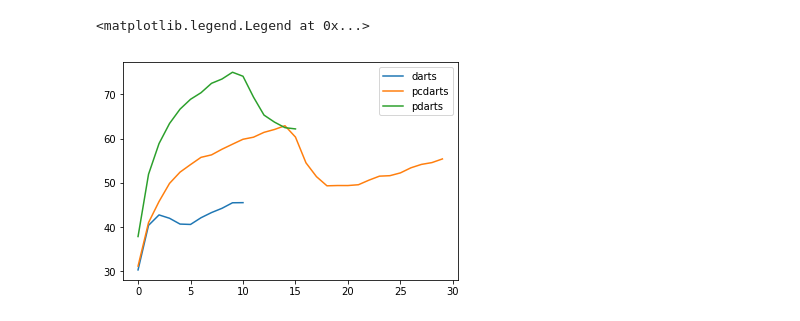
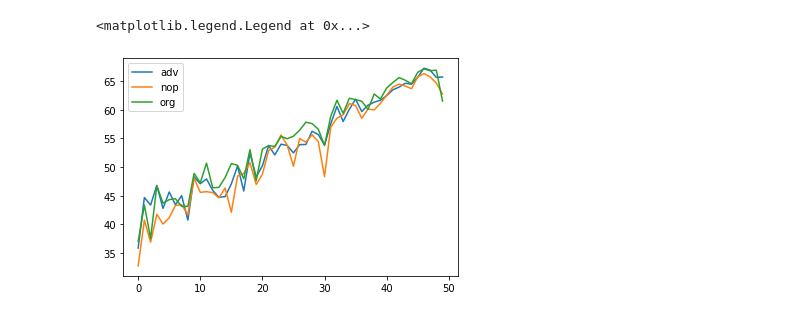
Before and after one commit to yuezhixiong/NAS-Benchmark, a Jupyter notebook: plot_log.ipynb, the cells around one changed output. Cells and saved outputs as stored; diff of their text form; code cells hidden in the pictures.

Commit message:
ablation

```diff
--- a/plot_log.ipynb
+++ b/plot_log.ipynb
@@ -3,26 +3,37 @@ import re
 import matplotlib.pyplot as plt
 
 
+def get_train_acc(log_file):
+    train_acc_list = []
+    log = open(log_file,'r')
+    for line in log.readlines():
+        match = re.findall('rain_acc \d+.\d+', line)
+        if match:
+            train_acc = match[0].split(' ')[1]
+            train_acc_list.append(float(train_acc))
+
+    return train_acc_list
+
 def get_valid_acc(log_file):
     valid_acc_list = []
     log = open(log_file,'r')
     for line in log.readlines():
-        match = re.findall('rain_acc \d+.\d+', line)
+        match = re.findall('alid_acc.? \d+.\d+', line)
         if match:
             valid_acc = match[0].split(' ')[1]
             valid_acc_list.append(float(valid_acc))
 
     return valid_acc_list
 # %%
-darts_search = get_valid_acc('./DARTS_LBJ/search.out')
-pcdarts_search = get_valid_acc('./PC-DARTS/search.out')
-pdarts_search = get_valid_acc('./PDARTS/search.out')
+adv_search = get_valid_acc('./DARTS_LBJ/ablation_adv/search.out')
+nop_search = get_valid_acc('./DARTS_LBJ/ablation_nop/search.out')
+org_search = get_valid_acc('./DARTS_LBJ/ablation_org/search.out')
 
-plt.plot(darts_search, label='darts')
-plt.plot(pcdarts_search, label='pcdarts')
-plt.plot(pdarts_search, label='pdarts')
+plt.plot(adv_search, label='adv')
+plt.plot(nop_search, label='nop')
+plt.plot(org_search, label='org')
 
 plt.legend()
 # %% [output]
 <matplotlib.legend.Legend at 0x...>
-[figure, old version]
+[figure, new version]
```
Also changed, not shown: parts of 3 cells of this notebook, 7 other files.
